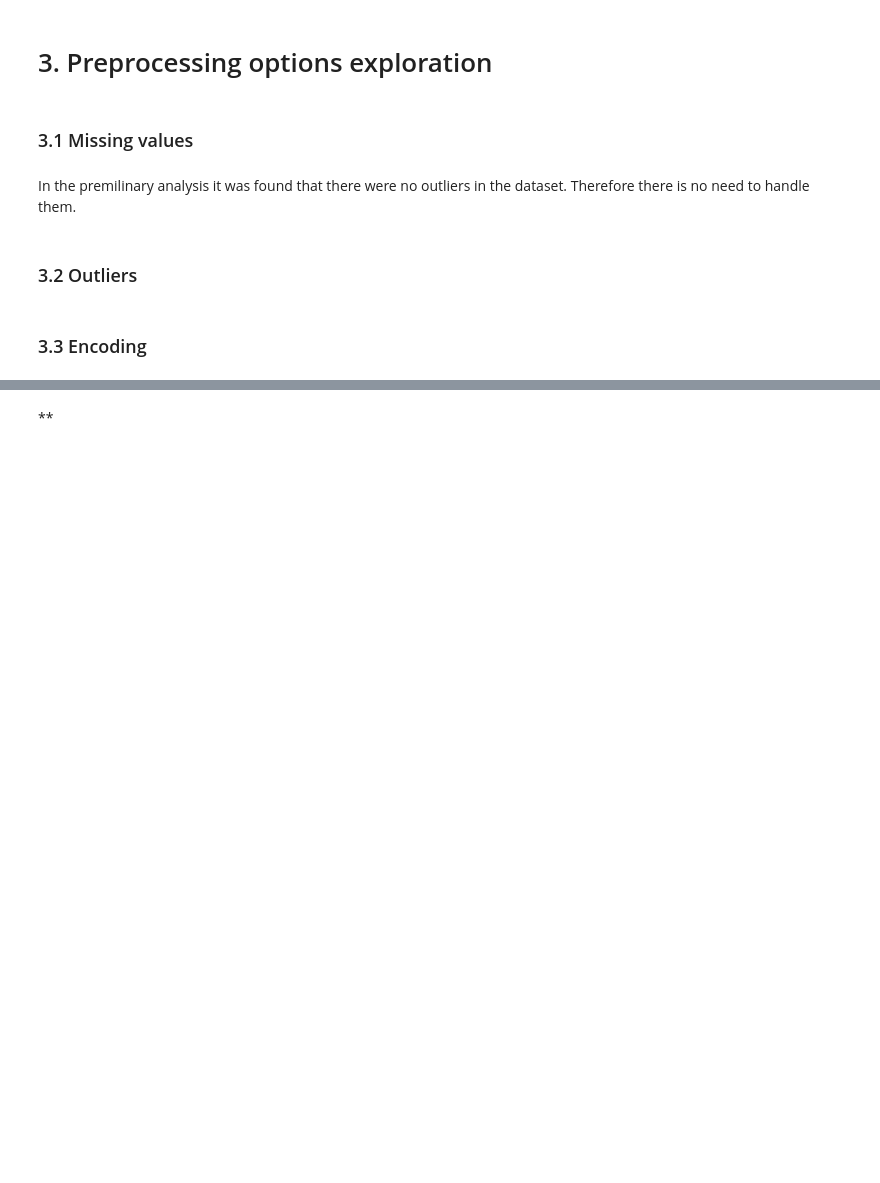
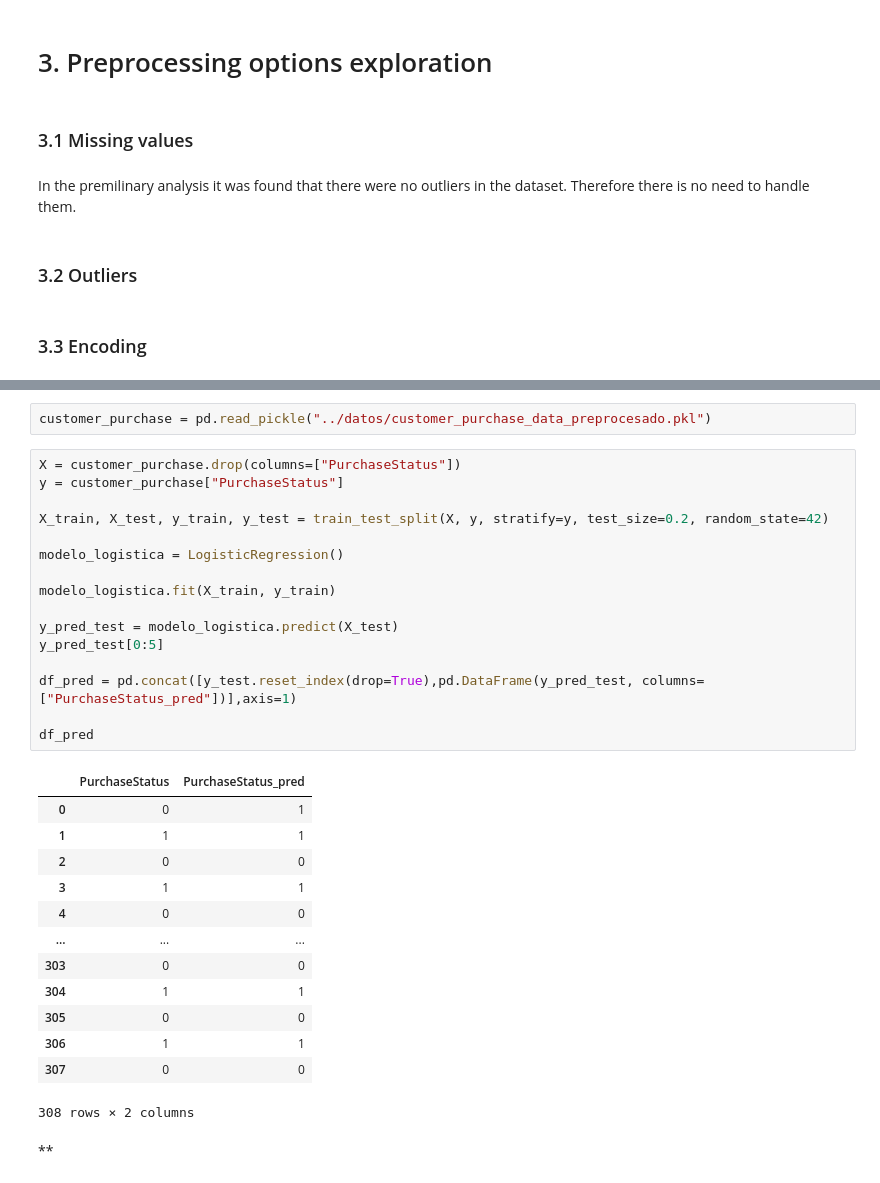
Before and after one commit to MiguelLopezVirues/modulo8_semana9_logistica, a Jupyter notebook: notebooks/preprocesamiento_clasificacion.ipynb, the cells around one changed output, grey strips where cells are left out. Cells and saved outputs as stored; diff of their text form; blank space fills up the shorter version.

```diff
--- a/notebooks/preprocesamiento_clasificacion.ipynb
+++ b/notebooks/preprocesamiento_clasificacion.ipynb
@@ -356,2 +395,34 @@ In the premilinary analysis it was found that there were no outliers in the data
+# %%
+customer_purchase = pd.read_pickle("../datos/customer_purchase_data_preprocesado.pkl")
+# %%
+X = customer_purchase.drop(columns=["PurchaseStatus"])
+y = customer_purchase["PurchaseStatus"]
+
+X_train, X_test, y_train, y_test = train_test_split(X, y, stratify=y, test_size=0.2, random_state=42)
+
+modelo_logistica = LogisticRegression()
+
+modelo_logistica.fit(X_train, y_train)
+
+y_pred_test = modelo_logistica.predict(X_test)
+y_pred_test[0:5]
+
+df_pred = pd.concat([y_test.reset_index(drop=True),pd.DataFrame(y_pred_test, columns=["PurchaseStatus_pred"])],axis=1)
+
+df_pred
+# %% [output]
+|  | PurchaseStatus | PurchaseStatus_pred |
+| 0 | 0 | 1 |
+| 1 | 1 | 1 |
+| 2 | 0 | 0 |
+| 3 | 1 | 1 |
+| 4 | 0 | 0 |
+| ... | ... | ... |
+| 303 | 0 | 0 |
+| 304 | 1 | 1 |
+| 305 | 0 | 0 |
+| 306 | 1 | 1 |
+| 307 | 0 | 0 |
+308 rows × 2 columns
 # %% [markdown]
 **
```
Also changed, not shown: parts of 3 cells of this notebook, 6 other files.
